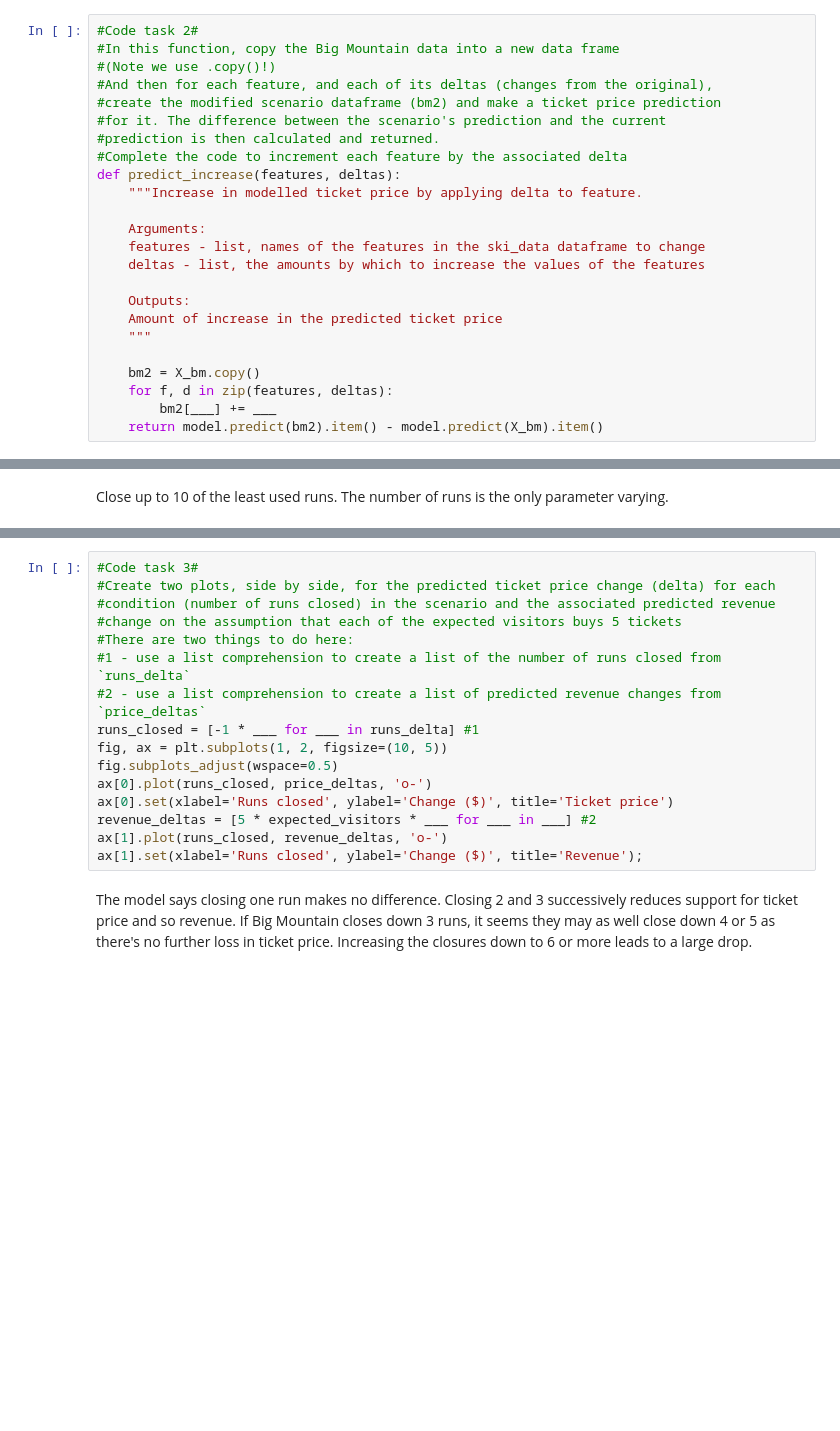
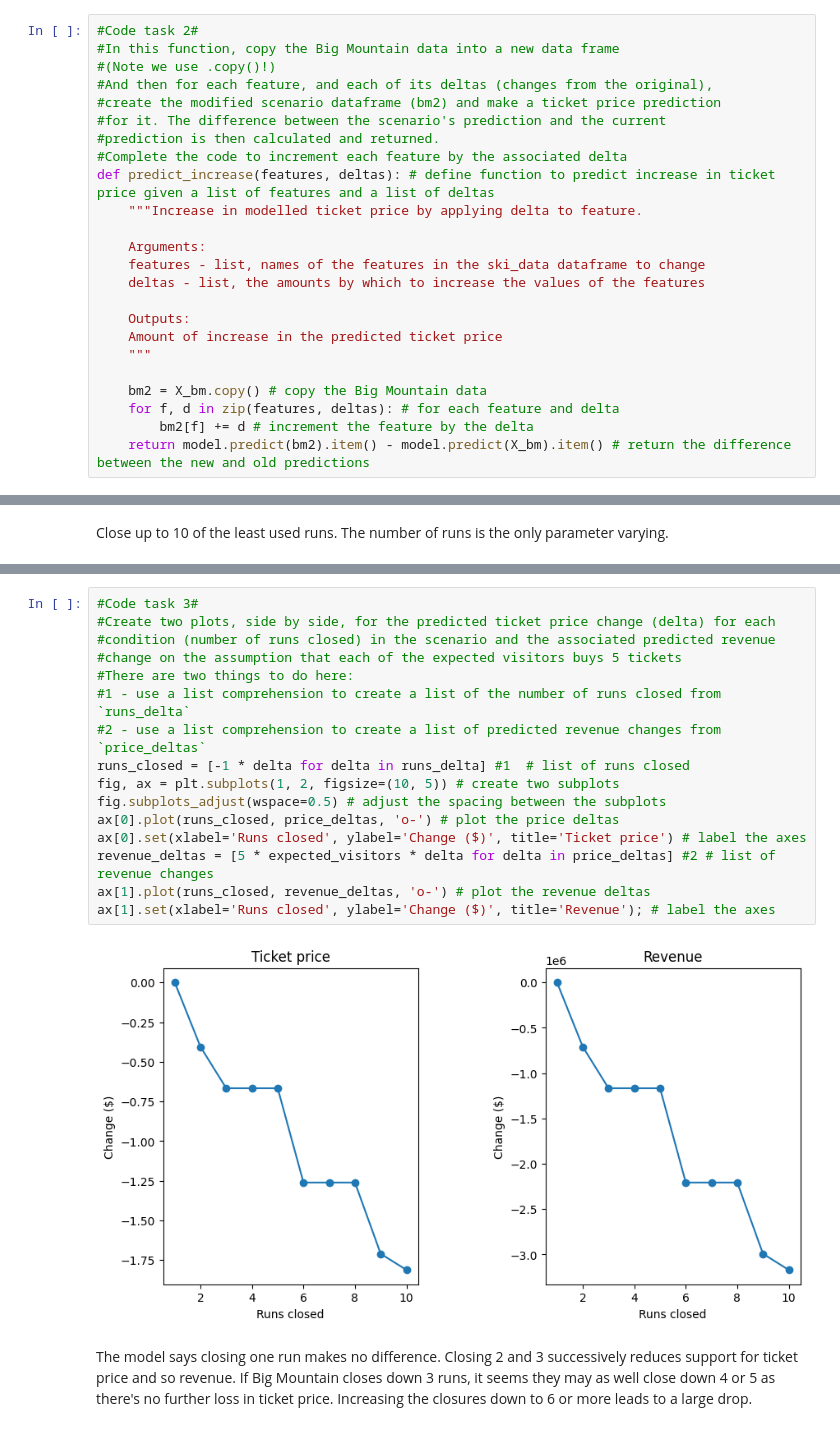
Before and after one commit to acokafor/Springboard_Data_Science_Career_Track, a Jupyter notebook: DataScienceGuidedCapstone-master/Notebooks/05_modeling.ipynb, the cells around one changed output, grey strips where cells are left out. Drawn from its saved outputs; the diff is of its cells as text; blank space fills up the shorter version.

```diff
--- a/DataScienceGuidedCapstone-master/Notebooks/05_modeling.ipynb
+++ b/DataScienceGuidedCapstone-master/Notebooks/05_modeling.ipynb
@@ -297,7 +296,7 @@ big_mountain[all_feats]
 #for it. The difference between the scenario's prediction and the current
 #prediction is then calculated and returned.
 #Complete the code to increment each feature by the associated delta
-def predict_increase(features, deltas):
+def predict_increase(features, deltas): # define function to predict increase in ticket price given a list of features and a list of deltas
     """Increase in modelled ticket price by applying delta to feature.
 
     Arguments:
@@ -308,10 +307,10 @@ def predict_increase(features, deltas):
     Amount of increase in the predicted ticket price
     """
 
-    bm2 = X_bm.copy()
-    for f, d in zip(features, deltas):
-        bm2[___] += ___
-    return model.predict(bm2).item() - model.predict(X_bm).item()
+    bm2 = X_bm.copy() # copy the Big Mountain data
+    for f, d in zip(features, deltas): # for each feature and delta
+        bm2[f] += d # increment the feature by the delta
+    return model.predict(bm2).item() - model.predict(X_bm).item() # return the difference between the new and old predictions
 # %% [markdown]
 ### 5.9.1 Scenario 1<a id='5.9.1_Scenario_1'></a>
 # %% [markdown]
@@ -339,19 +338,21 @@ price_deltas
 # %%
 #Code task 3#
 #Create two plots, side by side, for the predicted ticket price change (delta) for each
 #condition (number of runs closed) in the scenario and the associated predicted revenue
 #change on the assumption that each of the expected visitors buys 5 tickets
 #There are two things to do here:
 #1 - use a list comprehension to create a list of the number of runs closed from `runs_delta`
 #2 - use a list comprehension to create a list of predicted revenue changes from `price_deltas`
-runs_closed = [-1 * ___ for ___ in runs_delta] #1
-fig, ax = plt.subplots(1, 2, figsize=(10, 5))
-fig.subplots_adjust(wspace=0.5)
-ax[0].plot(runs_closed, price_deltas, 'o-')
-ax[0].set(xlabel='Runs closed', ylabel='Change ($)', title='Ticket price')
-revenue_deltas = [5 * expected_visitors * ___ for ___ in ___] #2
-ax[1].plot(runs_closed, revenue_deltas, 'o-')
-ax[1].set(xlabel='Runs closed', ylabel='Change ($)', title='Revenue');
+runs_closed = [-1 * delta for delta in runs_delta] #1  # list of runs closed
+fig, ax = plt.subplots(1, 2, figsize=(10, 5)) # create two subplots
+fig.subplots_adjust(wspace=0.5) # adjust the spacing between the subplots
+ax[0].plot(runs_closed, price_deltas, 'o-') # plot the price deltas
+ax[0].set(xlabel='Runs closed', ylabel='Change ($)', title='Ticket price') # label the axes
+revenue_deltas = [5 * expected_visitors * delta for delta in price_deltas] #2 # list of revenue changes
+ax[1].plot(runs_closed, revenue_deltas, 'o-') # plot the revenue deltas
+ax[1].set(xlabel='Runs closed', ylabel='Change ($)', title='Revenue'); # label the axes
+# %% [output]
+[figure, added]
 # %% [markdown]
 The model says closing one run makes no difference. Closing 2 and 3 successively reduces support for ticket price and so revenue. If Big Mountain closes down 3 runs, it seems they may as well close down 4 or 5 as there's no further loss in ticket price. Increasing the closures down to 6 or more leads to a large drop.
 # %% [markdown]
```
Also changed, not shown: parts of 36 cells of this notebook.
